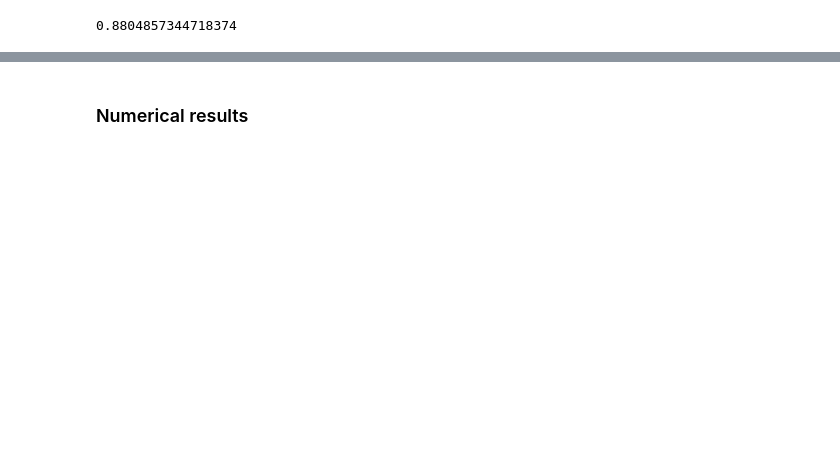
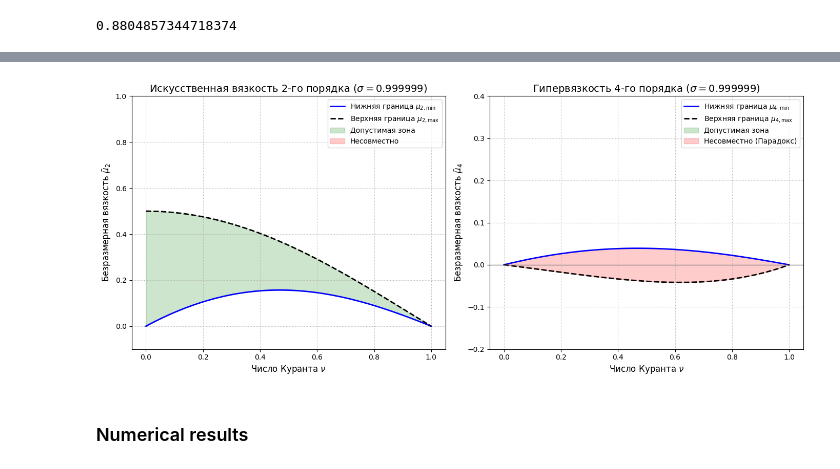
Before and after one commit to ukolov-ivan/mipt-vkr, a Jupyter notebook: src/sym.ipynb, the cells around one changed output, grey strips where cells are left out. Cells and saved outputs as stored; diff of their text form; code cells hidden in the pictures; blank space fills up the shorter version.

```diff
--- a/src/sym.ipynb
+++ b/src/sym.ipynb
@@ -560,3 +1063,92 @@ evaluate_nu_max(cfl_exprs, sigma, 0.5)
+# %%
+import numpy as np
+import matplotlib.pyplot as plt
+
+# ==========================================
+# 1. Символьное задание коэффициентов
+# ==========================================
+nu, sigma = sp.symbols('nu sigma')
+
+# Коэффициенты базовой схемы
+c_im2 = (-1 + sigma + nu**4 - nu**2 - 2*nu + 2*nu**3) / 24
+c_im1 = -(-1 + sigma + nu**3 + nu**4 - 4*nu - 4*nu**2) / 6
+c_i   = (3 + sigma + nu**4 - 5*nu**2) / 4
+c_ip1 = -(-1 + sigma + nu**4 - nu**3 - 4*nu**2 + 4*nu) / 6
+c_ip2 = (-1 + sigma + nu**4 - nu**2 - 2*nu**3 + 2*nu) / 24
+
+# Преобразуем sympy-выражения в быстрые numpy-функции
+f_c_im2 = sp.lambdify((nu, sigma), c_im2, 'numpy')
+f_c_im1 = sp.lambdify((nu, sigma), c_im1, 'numpy')
+f_c_i   = sp.lambdify((nu, sigma), c_i, 'numpy')
+f_c_ip1 = sp.lambdify((nu, sigma), c_ip1, 'numpy')
+f_c_ip2 = sp.lambdify((nu, sigma), c_ip2, 'numpy')
+
+# ==========================================
+# 2. Вычисление данных для графиков
+# ==========================================
+# Задаем сетку для числа Куранта от 0 до 1
+nu_vals = np.linspace(0.0, 1.0, 500)
+
+# Фиксируем свободный параметр (можете поменять, чтобы увидеть, как меняются графики)
+sigma_val = 0.999999
+
+# Вычисляем значения коэффициентов на сетке
+v_im2 = f_c_im2(nu_vals, sigma_val)
+v_im1 = f_c_im1(nu_vals, sigma_val)
+v_i   = f_c_i(nu_vals, sigma_val)
+v_ip1 = f_c_ip1(nu_vals, sigma_val)
+v_ip2 = f_c_ip2(nu_vals, sigma_val)
+
+# Границы для 2-го порядка (классическая вязкость)
+mu2_min = np.maximum(0, np.maximum(-v_im1, -v_ip1))
+mu2_max = v_i / 2.0
+
+# Границы для 4-го порядка (гипервязкость)
+mu4_min = np.maximum(0, np.maximum(-v_im1 / 4.0, -v_ip1 / 4.0))
+mu4_max = np.minimum(v_im2, np.minimum(v_i / 6.0, v_ip2))
+
+# ==========================================
+# 3. Отрисовка графиков
+# ==========================================
+fig, (ax1, ax2) = plt.subplots(1, 2, figsize=(14, 6))
+
+# ---- График 1: Вязкость 2-го порядка ----
+ax1.plot(nu_vals, mu2_min, 'b-', linewidth=2, label=r'Нижняя граница $\mu_{2,\min}$')
+ax1.plot(nu_vals, mu2_max, 'k--', linewidth=2, label=r'Верхняя граница $\mu_{2,\max}$')
+
+# Закрашиваем допустимую область (где min <= max)
+valid_2 = mu2_min <= mu2_max
+ax1.fill_between(nu_vals, mu2_min, mu2_max, where=valid_2, color='green', alpha=0.2, label='Допустимая зона')
+ax1.fill_between(nu_vals, mu2_max, mu2_min, where=~valid_2, color='red', alpha=0.2, label='Несовместно')
+
+ax1.set_title(f'Искусственная вязкость 2-го порядка ($\sigma={sigma_val}$)', fontsize=14)
+ax1.set_xlabel(r'Число Куранта $\nu$', fontsize=12)
+ax1.set_ylabel(r'Безразмерная вязкость $\tilde{\mu}_2$', fontsize=12)
+ax1.set_ylim([-0.1, 1.0])
+ax1.grid(True, linestyle=':')
+ax1.legend()
+
+# ---- График 2: Гипервязкость 4-го порядка ----
+ax2.plot(nu_vals, mu4_min, 'b-', linewidth=2, label=r'Нижняя граница $\mu_{4,\min}$')
+ax2.plot(nu_vals, mu4_max, 'k--', linewidth=2, label=r'Верхняя граница $\mu_{4,\max}$')
+
+# Закрашиваем допустимую область
+valid_4 = mu4_min <= mu4_max
+ax2.fill_between(nu_vals, mu4_min, mu4_max, where=valid_4, color='green', alpha=0.2, label='Допустимая зона')
+ax2.fill_between(nu_vals, mu4_max, mu4_min, where=~valid_4, color='red', alpha=0.2, label='Несовместно (Парадокс)')
+
+ax2.set_title(f'Гипервязкость 4-го порядка ($\sigma={sigma_val}$)', fontsize=14)
+ax2.set_xlabel(r'Число Куранта $\nu$', fontsize=12)
+ax2.set_ylabel(r'Безразмерная вязкость $\tilde{\mu}_4$', fontsize=12)
+ax2.set_ylim([-0.2, 0.4])
+ax2.axhline(0, color='gray', linewidth=1) # Линия нуля
+ax2.grid(True, linestyle=':')
+ax2.legend()
+
+plt.tight_layout()
+plt.show()
+# %% [output]
+[figure, added]
 # %% [markdown]
 ### Numerical results
 # %%
```
Also changed, not shown: parts of 54 cells of this notebook.
